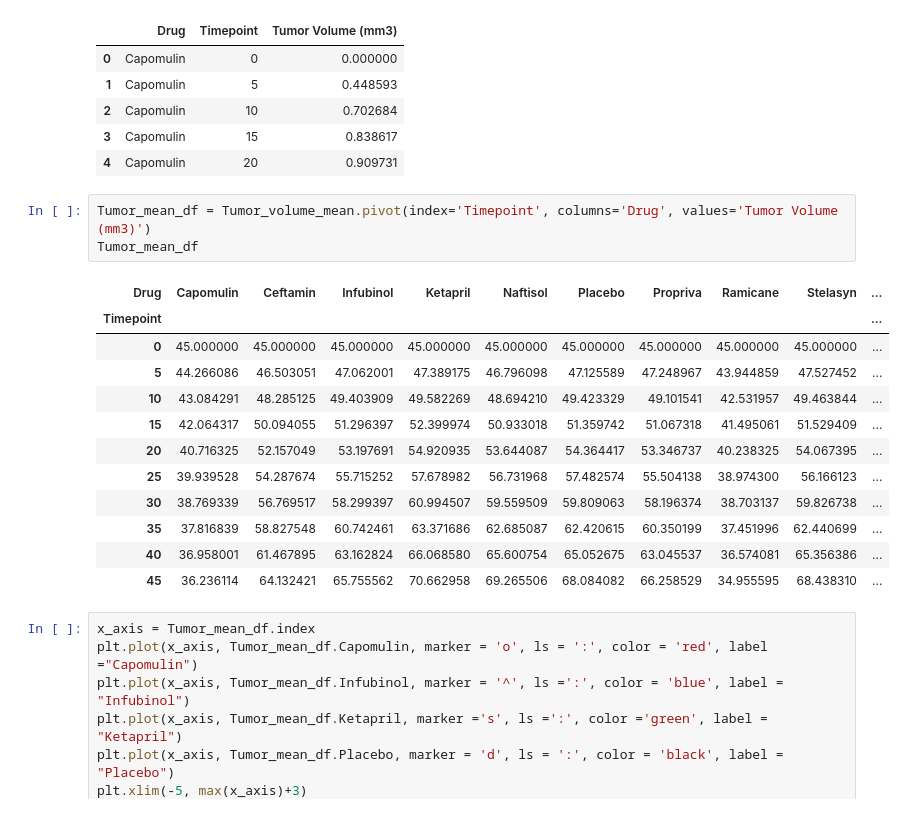
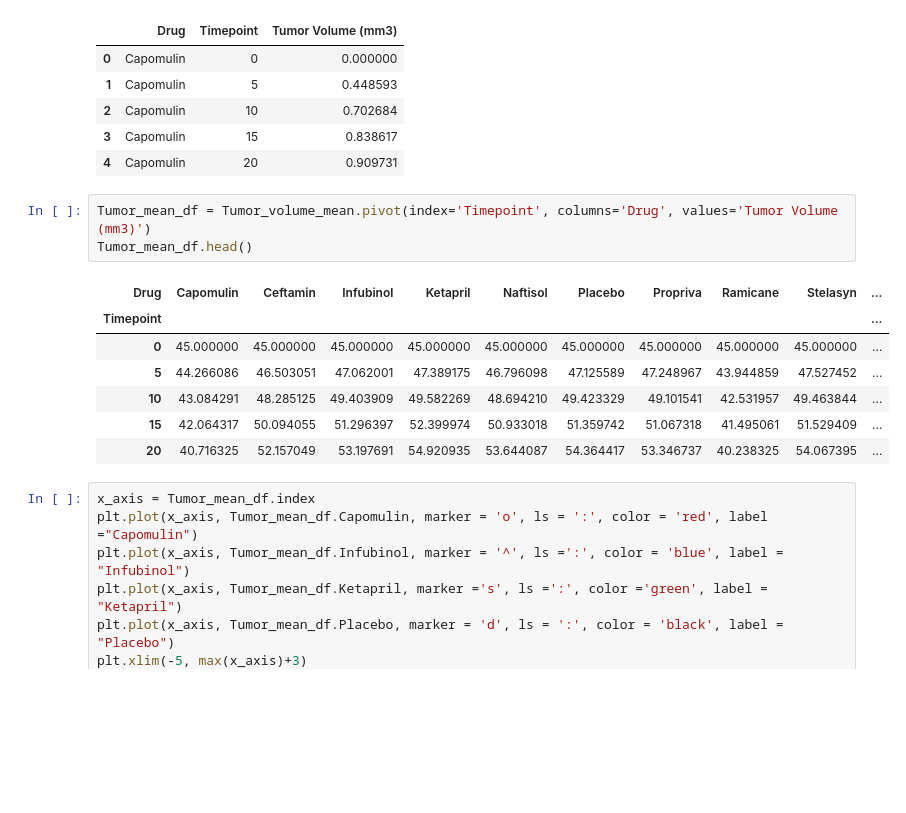
Before and after one commit to reemaratnani/Matplotlib, a Jupyter notebook: pymaceuticals.ipynb, the cells around one changed output. Cells and saved outputs as stored; diff of their text form; blank space fills up the shorter version.

```diff
--- a/pymaceuticals.ipynb
+++ b/pymaceuticals.ipynb
@@ -43,20 +43,15 @@ Tumor_volume_sem.head()
 | 4 | Capomulin | 20 | 0.909731 |
 # %%
 Tumor_mean_df = Tumor_volume_mean.pivot(index='Timepoint', columns='Drug', values='Tumor Volume (mm3)')
-Tumor_mean_df
+Tumor_mean_df.head()
 # %% [output]
 | Drug | Capomulin | Ceftamin | Infubinol | Ketapril | Naftisol | Placebo | Propriva | Ramicane | Stelasyn | ... |
 | Timepoint |  |  |  |  |  |  |  |  |  | ... |
 | 0 | 45.000000 | 45.000000 | 45.000000 | 45.000000 | 45.000000 | 45.000000 | 45.000000 | 45.000000 | 45.000000 | ... |
 | 5 | 44.266086 | 46.503051 | 47.062001 | 47.389175 | 46.796098 | 47.125589 | 47.248967 | 43.944859 | 47.527452 | ... |
 | 10 | 43.084291 | 48.285125 | 49.403909 | 49.582269 | 48.694210 | 49.423329 | 49.101541 | 42.531957 | 49.463844 | ... |
 | 15 | 42.064317 | 50.094055 | 51.296397 | 52.399974 | 50.933018 | 51.359742 | 51.067318 | 41.495061 | 51.529409 | ... |
 | 20 | 40.716325 | 52.157049 | 53.197691 | 54.920935 | 53.644087 | 54.364417 | 53.346737 | 40.238325 | 54.067395 | ... |
-| 25 | 39.939528 | 54.287674 | 55.715252 | 57.678982 | 56.731968 | 57.482574 | 55.504138 | 38.974300 | 56.166123 | ... |
-| 30 | 38.769339 | 56.769517 | 58.299397 | 60.994507 | 59.559509 | 59.809063 | 58.196374 | 38.703137 | 59.826738 | ... |
-| 35 | 37.816839 | 58.827548 | 60.742461 | 63.371686 | 62.685087 | 62.420615 | 60.350199 | 37.451996 | 62.440699 | ... |
-| 40 | 36.958001 | 61.467895 | 63.162824 | 66.068580 | 65.600754 | 65.052675 | 63.045537 | 36.574081 | 65.356386 | ... |
-| 45 | 36.236114 | 64.132421 | 65.755562 | 70.662958 | 69.265506 | 68.084082 | 66.258529 | 34.955595 | 68.438310 | ... |
 # %%
 x_axis = Tumor_mean_df.index
 plt.plot(x_axis, Tumor_mean_df.Capomulin, marker = 'o', ls = ':', color = 'red', label ="Capomulin")
```
Also changed, not shown: parts of 1 cell of this notebook.
